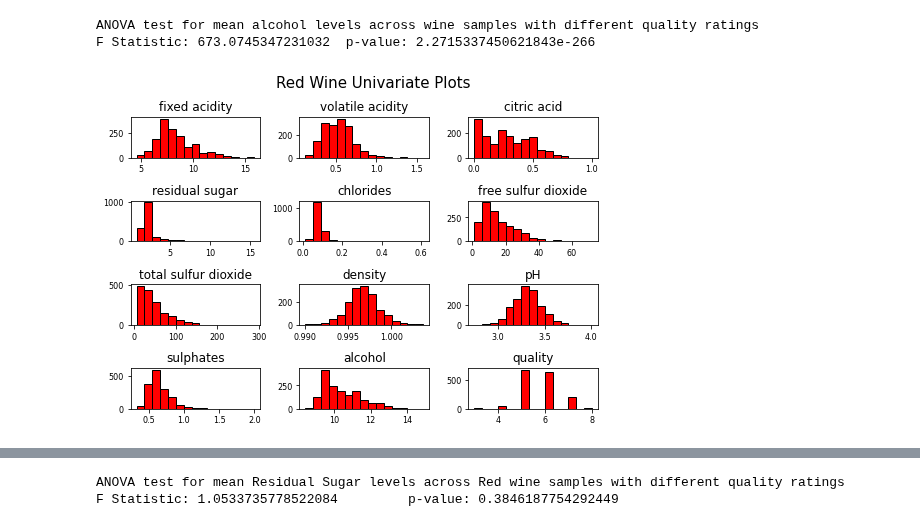
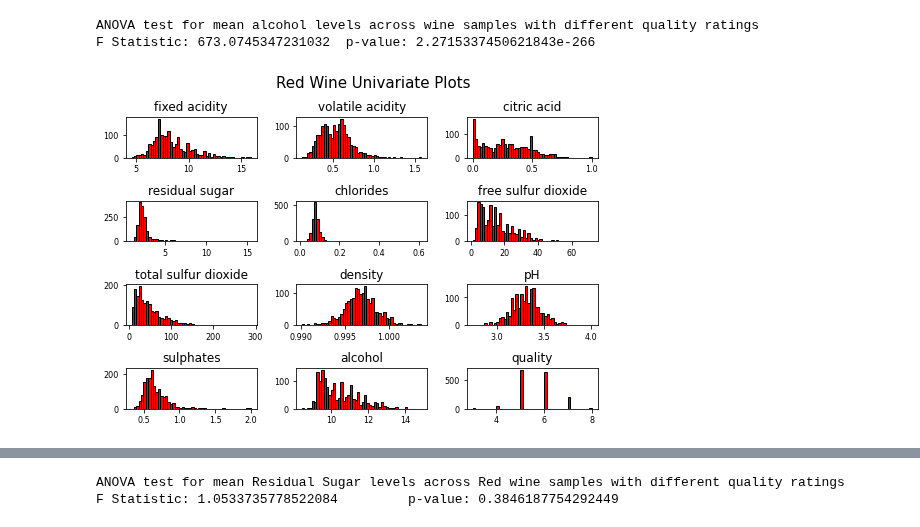
Before and after one commit to Jacopo-Spadon/Wine-not, a Jupyter notebook: Wine not data Wrangling.ipynb, the cells around one changed output, grey strips where cells are left out. Saved outputs shown, nothing was run; the diff lists cells and outputs as text; code cells hidden in the pictures.

```diff
--- a/Wine not data Wrangling.ipynb
+++ b/Wine not data Wrangling.ipynb
@@ -211,13 +230,13 @@ F Statistic: 673.0745347231032  p-value: 2.2715337450621843e-266
 # %%
 # Univariate Analysis Red
 
-red_df.hist(bins=15, color='red', edgecolor='black', linewidth=1.0, xlabelsize=8, ylabelsize=8, grid=False)
+red_df.hist(bins=50, color='red', edgecolor='black', linewidth=1.0, xlabelsize=8, ylabelsize=8, grid=False)
 
 plt.tight_layout(rect=(0, 0, 1.2, 1.2))
 
 rt = plt.suptitle('Red Wine Univariate Plots', x=0.65, y=1.25, fontsize=15)
 # %% [output]
-[figure, old version]
+[figure, new version]
 # %%
 #Univariate Analysis White
 
```
Also changed, not shown: parts of 10 cells of this notebook.
